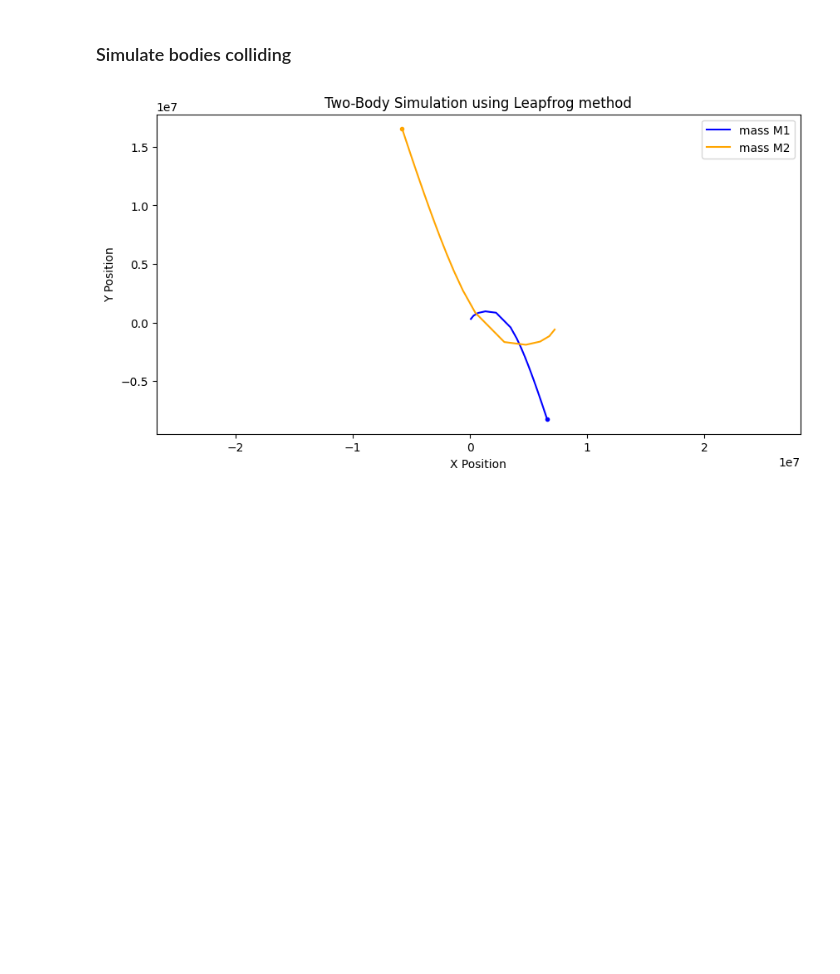
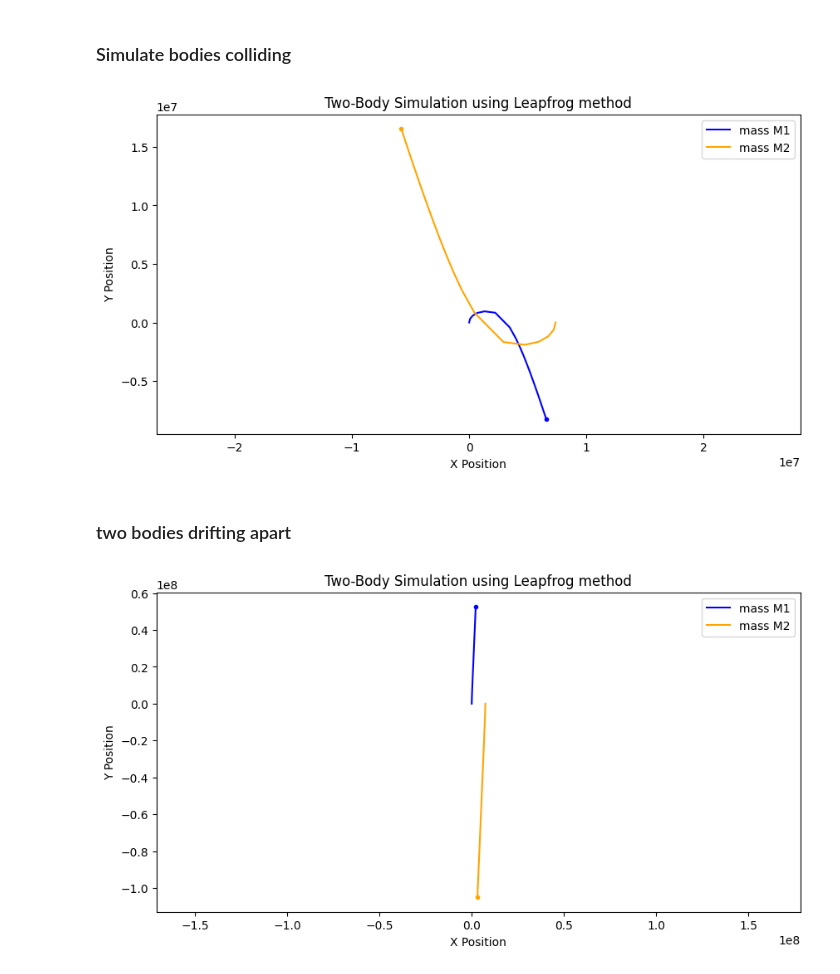
Before and after one commit to kvnjthms/leapfrog, a Jupyter notebook: leapfrog.ipynb, the cells around one changed output. Cells and saved outputs as stored; diff of their text form; code cells hidden in the pictures; blank space fills up the shorter version.

```diff
--- a/leapfrog.ipynb
+++ b/leapfrog.ipynb
@@ -64,8 +64,8 @@ def plot_position_against_time(positions, body_name, color1, color2):
 
 def sim_euler(x1, y1, x2, y2, vx1, vy1, vx2, vy2, M1, M2, dt):
     # Lists to store positions
-    positions1 = {'x': [], 'y': []}
-    positions2 = {'x': [], 'y': []}
+    positions1 = {'x': [x1], 'y': [y1]}
+    positions2 = {'x': [x2], 'y': [y2]}
 
     for _ in range(num_steps):
         # Calculate distance between bodies
@@ -107,8 +107,8 @@ def sim_euler(x1, y1, x2, y2, vx1, vy1, vx2, vy2, M1, M2, dt):
 
 def sim_leapfrog(x1, y1, x2, y2, vx1, vy1, vx2, vy2, M1, M2, dt):
     # Lists to store positions
-    positions1 = {'x': [], 'y': []}
-    positions2 = {'x': [], 'y': []}
+    positions1 = {'x': [x1], 'y': [y1]}
+    positions2 = {'x': [x2], 'y': [y2]}
 
     # Initial half-step velocity update
     dx = x2 - x1
@@ -244,3 +244,23 @@ positions1, positions2 = sim_leapfrog(x1, y1, x2, y2, vx1, vy1, vx2, vy2, M1, M2
 plot_trajectories(positions1, positions2, "Leapfrog")
 # %% [output]
 [figure]
+# %% [markdown]
+### two bodies drifting apart
+# %%
+def get_initial_velocity2( M1, M2):
+    v1 = M2* np.sqrt(G /((M1 + M2) * initial_distance))
+    v1*=5
+    v2 =-M1*v1/M2
+    return v1, v2
+
+simulation_hours = 1 # Simulation duration in hours
+secs_in_sim = simulation_hours * 60 * 60  # Number of seconds in simulation duration
+num_steps =int( secs_in_sim // dt)   # Steps in simulation duration given dt size
+M1 = 5.972e24
+M2 = M1/2
+dt=200
+vy1, vy2=get_initial_velocity2(M1, M2)
+positions1, positions2 = sim_leapfrog(x1, y1, x2, y2, vx1, vy1, vx2, vy2, M1, M2, dt)
+plot_trajectories(positions1, positions2, "Leapfrog")
+# %% [output]
+[figure, added]
```
Also changed, not shown: parts of 1 cell of this notebook.
